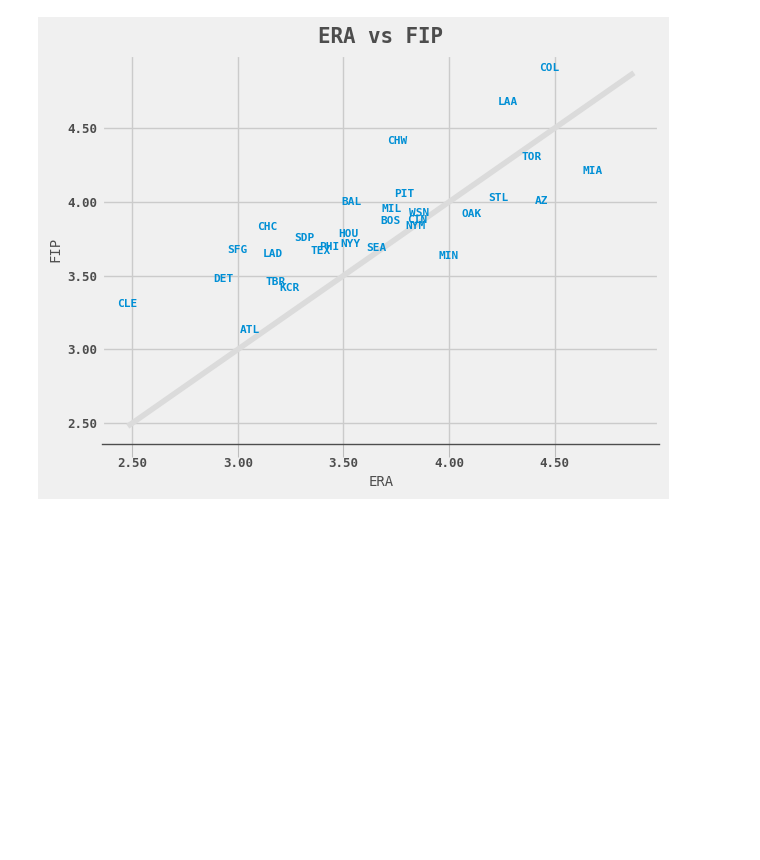
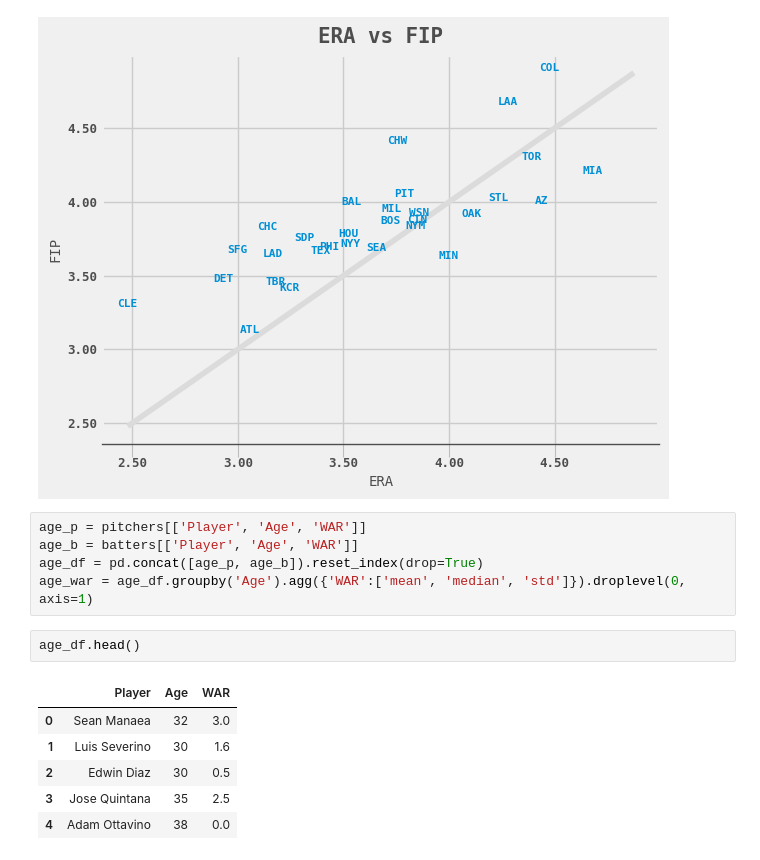
Before and after one commit to unbenounced/mlb_payroll, a Jupyter notebook: mlb_overview.ipynb, the cells around one changed output. Saved outputs shown, nothing was run; the diff lists cells and outputs as text; blank space fills up the shorter version.

```diff
--- a/mlb_overview.ipynb
+++ b/mlb_overview.ipynb
@@ -158,3 +158,17 @@ plt.ylabel('FIP', fontsize=10, color='#4d4d4d')
 plt.show()
 # %% [output]
 [figure]
+# %%
+age_p = pitchers[['Player', 'Age', 'WAR']]
+age_b = batters[['Player', 'Age', 'WAR']]
+age_df = pd.concat([age_p, age_b]).reset_index(drop=True)
+age_war = age_df.groupby('Age').agg({'WAR':['mean', 'median', 'std']}).droplevel(0, axis=1)
+# %%
+age_df.head()
+# %% [output]
+|  | Player | Age | WAR |
+| 0 | Sean Manaea | 32 | 3.0 |
+| 1 | Luis Severino | 30 | 1.6 |
+| 2 | Edwin Diaz | 30 | 0.5 |
+| 3 | Jose Quintana | 35 | 2.5 |
+| 4 | Adam Ottavino | 38 | 0.0 |
```
Also changed, not shown: parts of 1 cell of this notebook.
